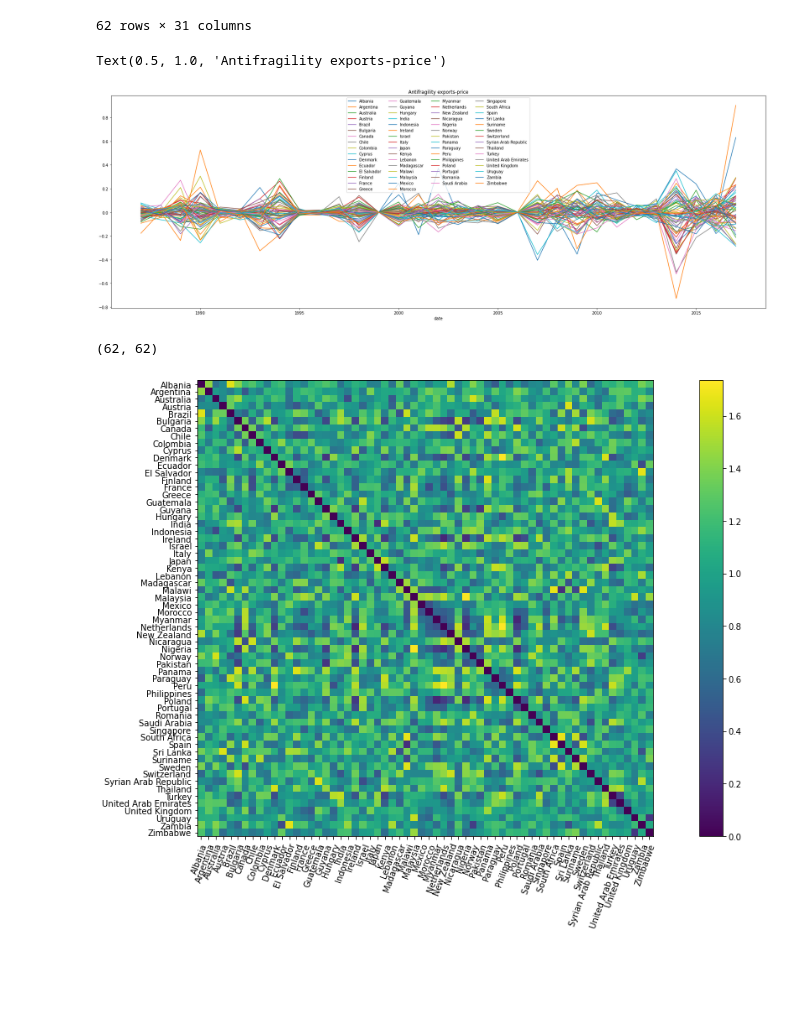
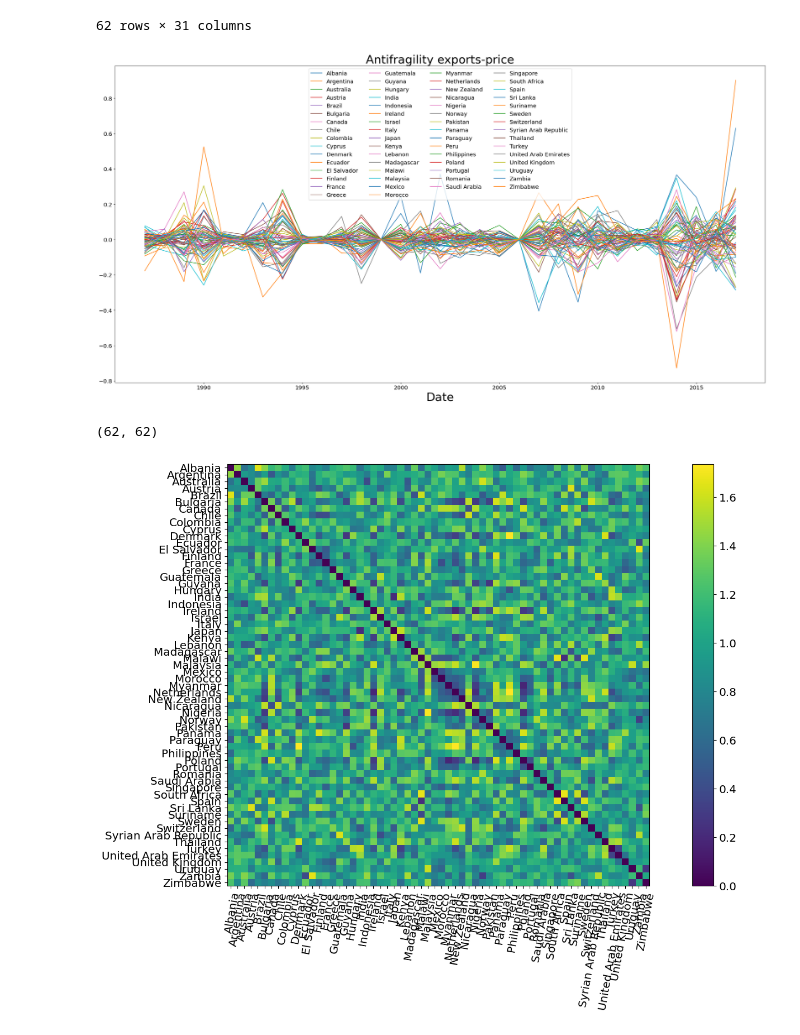
Before and after one commit to daranha/AOFFTN, a Jupyter notebook: time_seriesclustering.ipynb, the cells around one changed output. Cells and saved outputs as stored; diff of their text form; code cells hidden in the pictures; blank space fills up the shorter version.

```diff
--- a/time_seriesclustering.ipynb
+++ b/time_seriesclustering.ipynb
@@ -5,6 +5,14 @@ from scipy import stats
 import scipy.cluster.hierarchy as hac
 import matplotlib.pyplot as plt
 import networkx as nx
+plt.rcParams['figure.dpi']=100
+# %%
+params = {'legend.fontsize': 'x-large',
+         'axes.labelsize': 'x-large',
+         'axes.titlesize':'x-large',
+         'xtick.labelsize':'x-large',
+         'ytick.labelsize':'x-large'}
+plt.rcParams.update(params)
 # %%
 from matplotlib.pyplot import cm
 # %%
@@ -135,14 +143,14 @@ af_expr_piv
 | Zimbabwe | 0.019468 | 0.033547 | 0.060099 | -0.186457 | 0.012780 | -0.020023 | -0.067232 | 0.228950 | -0.012977 | -0.005918 | ... |
 62 rows × 31 columns
 # %%
-fig,ax=plt.subplots(figsize=(30,10))
+fig,ax=plt.subplots(figsize=(30,15))
 af_expr_piv.transpose().plot(ax=ax)
 ax.legend(ncol=4)
-ax.set_title("Antifragility exports-price")
-# plt.savefig('TS_afex_pr.png')
+ax.set_title("Antifragility exports-price",fontsize=30)
+ax.set_xlabel('Date',fontsize=30)
+plt.savefig('TS_afex_pr.png')
 # %% [output]
-Text(0.5, 1.0, 'Antifragility exports-price')
-[figure, old version]
+[figure, new version]
 # %%
 distance_corr=squareform(pdist(af_expr_piv,metric='correlation'))
 # %%
@@ -157,8 +165,8 @@ ax.set_xticks(np.arange(len(af_expr_piv.index)))
 ax.set_yticks(np.arange(len(af_expr_piv.index)))
 ax.set_xticklabels(af_expr_piv.index)
 ax.set_yticklabels(af_expr_piv.index)
-plt.setp(ax.get_xticklabels(), rotation=70, ha="right",
+plt.setp(ax.get_xticklabels(), rotation=80, ha="right",
          rotation_mode="anchor");
-# plt.savefig('corr_matrix.png')
+plt.savefig('corr_matrix.png')
 # %% [output]
-[figure, old version]
+[figure, new version]
```
Also changed, not shown: 9 other files.
